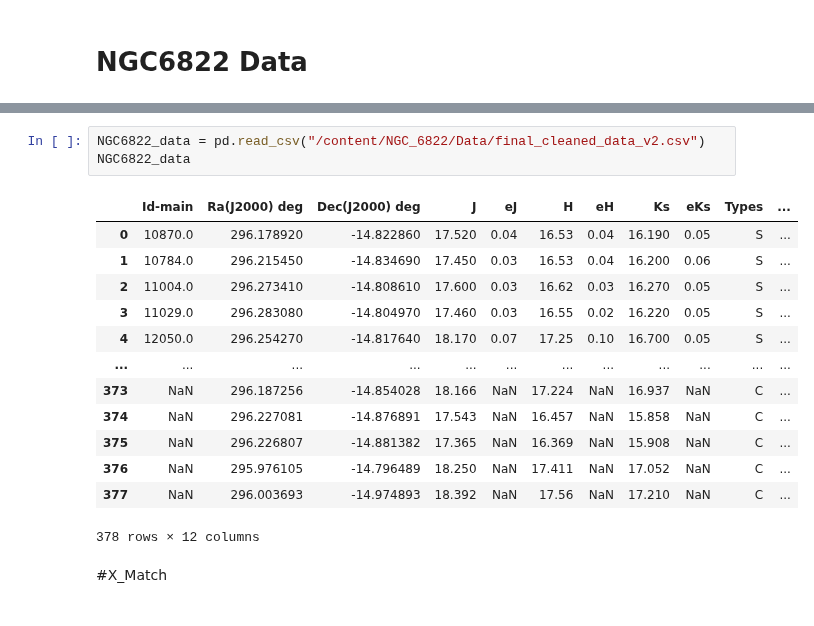
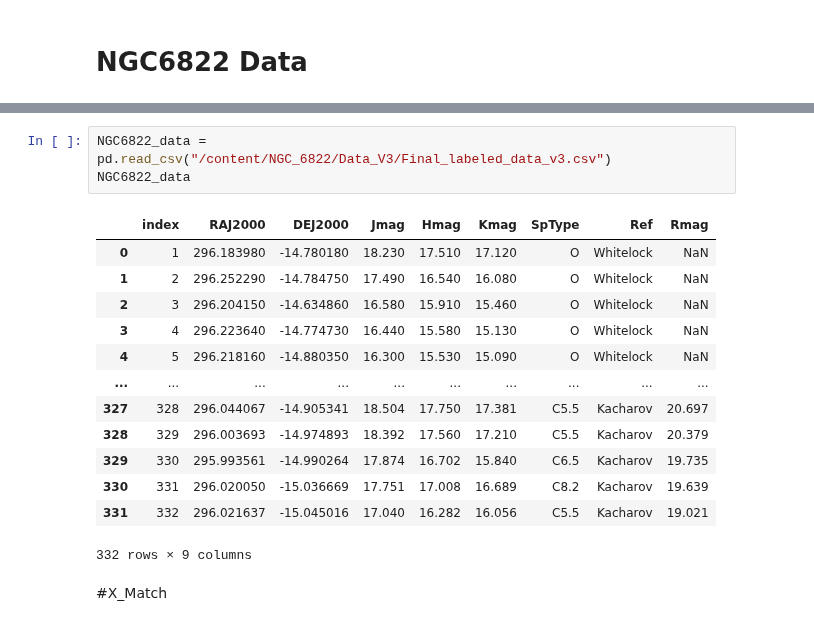
Before and after one commit to Mahdi-Abdollahii/NGC_6822, a Jupyter notebook: X_Match/NGC6822_XMatch_With_GAIA.ipynb, the cells around one changed output, grey strips where cells are left out. Cells and saved outputs as stored; diff of their text form.

```diff
--- a/X_Match/NGC6822_XMatch_With_GAIA.ipynb
+++ b/X_Match/NGC6822_XMatch_With_GAIA.ipynb
@@ -243,20 +243,20 @@ Updating files: 100% (139/139), done.
 # %%
-NGC6822_data = pd.read_csv("/content/NGC_6822/Data/final_cleaned_data_v2.csv")
+NGC6822_data = pd.read_csv("/content/NGC_6822/Data_V3/Final_labeled_data_v3.csv")
 NGC6822_data
 # %% [output]
-|  | Id-main | Ra(J2000) deg | Dec(J2000) deg | J | eJ | H | eH | Ks | eKs | Types | ... |
-| 0 | 10870.0 | 296.178920 | -14.822860 | 17.520 | 0.04 | 16.53 | 0.04 | 16.190 | 0.05 | S | ... |
-| 1 | 10784.0 | 296.215450 | -14.834690 | 17.450 | 0.03 | 16.53 | 0.04 | 16.200 | 0.06 | S | ... |
-| 2 | 11004.0 | 296.273410 | -14.808610 | 17.600 | 0.03 | 16.62 | 0.03 | 16.270 | 0.05 | S | ... |
-| 3 | 11029.0 | 296.283080 | -14.804970 | 17.460 | 0.03 | 16.55 | 0.02 | 16.220 | 0.05 | S | ... |
-| 4 | 12050.0 | 296.254270 | -14.817640 | 18.170 | 0.07 | 17.25 | 0.10 | 16.700 | 0.05 | S | ... |
-| ... | ... | ... | ... | ... | ... | ... | ... | ... | ... | ... | ... |
-| 373 | NaN | 296.187256 | -14.854028 | 18.166 | NaN | 17.224 | NaN | 16.937 | NaN | C | ... |
-| 374 | NaN | 296.227081 | -14.876891 | 17.543 | NaN | 16.457 | NaN | 15.858 | NaN | C | ... |
-| 375 | NaN | 296.226807 | -14.881382 | 17.365 | NaN | 16.369 | NaN | 15.908 | NaN | C | ... |
-| 376 | NaN | 295.976105 | -14.796489 | 18.250 | NaN | 17.411 | NaN | 17.052 | NaN | C | ... |
-| 377 | NaN | 296.003693 | -14.974893 | 18.392 | NaN | 17.56 | NaN | 17.210 | NaN | C | ... |
+|  | index | RAJ2000 | DEJ2000 | Jmag | Hmag | Kmag | SpType | Ref | Rmag |
+| 0 | 1 | 296.183980 | -14.780180 | 18.230 | 17.510 | 17.120 | O | Whitelock | NaN |
+| 1 | 2 | 296.252290 | -14.784750 | 17.490 | 16.540 | 16.080 | O | Whitelock | NaN |
+| 2 | 3 | 296.204150 | -14.634860 | 16.580 | 15.910 | 15.460 | O | Whitelock | NaN |
+| 3 | 4 | 296.223640 | -14.774730 | 16.440 | 15.580 | 15.130 | O | Whitelock | NaN |
+| 4 | 5 | 296.218160 | -14.880350 | 16.300 | 15.530 | 15.090 | O | Whitelock | NaN |
+| ... | ... | ... | ... | ... | ... | ... | ... | ... | ... |
+| 327 | 328 | 296.044067 | -14.905341 | 18.504 | 17.750 | 17.381 | C5.5 | Kacharov | 20.697 |
+| 328 | 329 | 296.003693 | -14.974893 | 18.392 | 17.560 | 17.210 | C5.5 | Kacharov | 20.379 |
+| 329 | 330 | 295.993561 | -14.990264 | 17.874 | 16.702 | 15.840 | C6.5 | Kacharov | 19.735 |
+| 330 | 331 | 296.020050 | -15.036669 | 17.751 | 17.008 | 16.689 | C8.2 | Kacharov | 19.639 |
+| 331 | 332 | 296.021637 | -15.045016 | 17.040 | 16.282 | 16.056 | C5.5 | Kacharov | 19.021 |
-378 rows × 12 columns
+332 rows × 9 columns
 # %% [markdown]
 #X_Match
 # %% [markdown]
```
Also changed, not shown: parts of 13 cells of this notebook.
